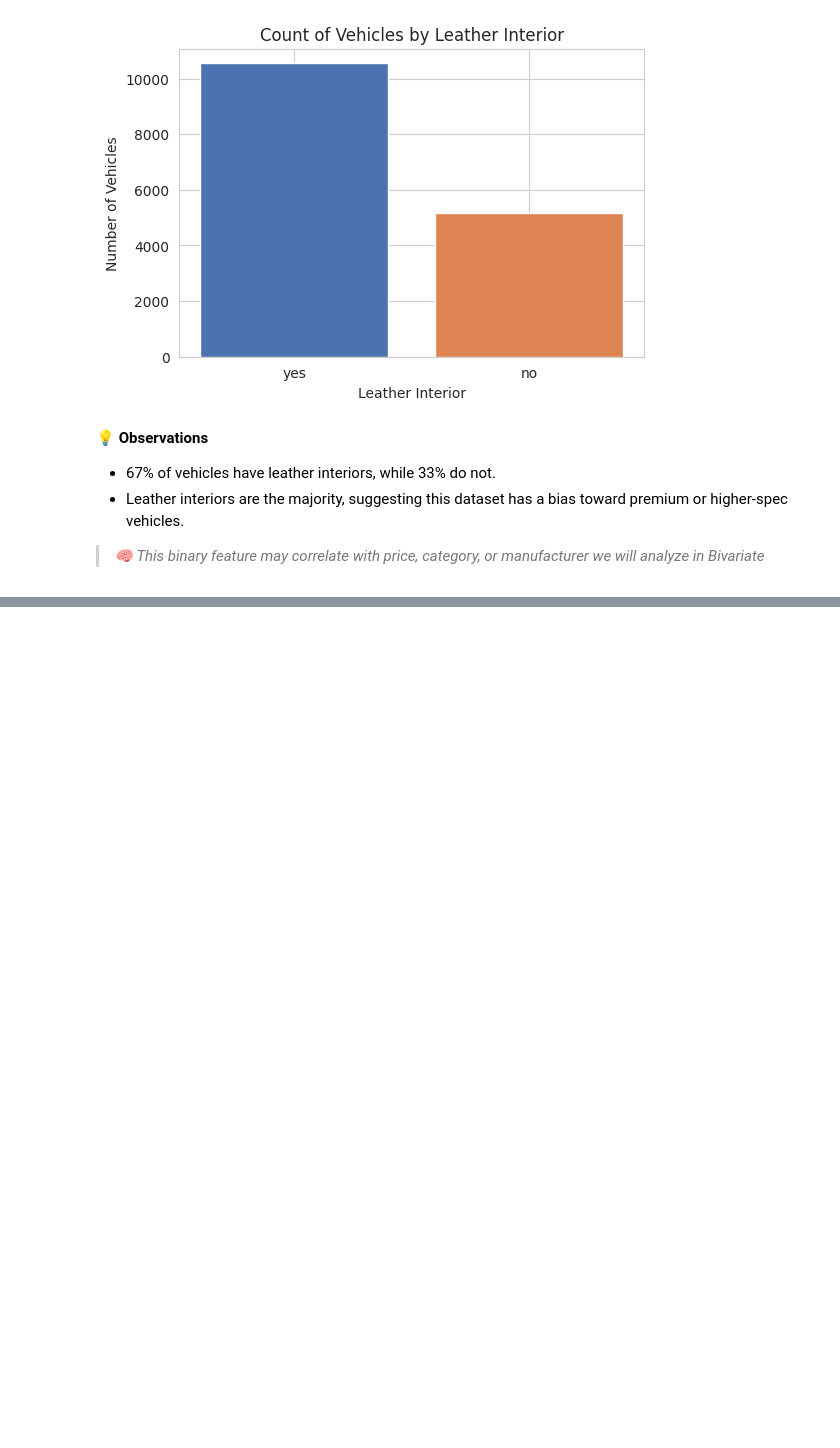
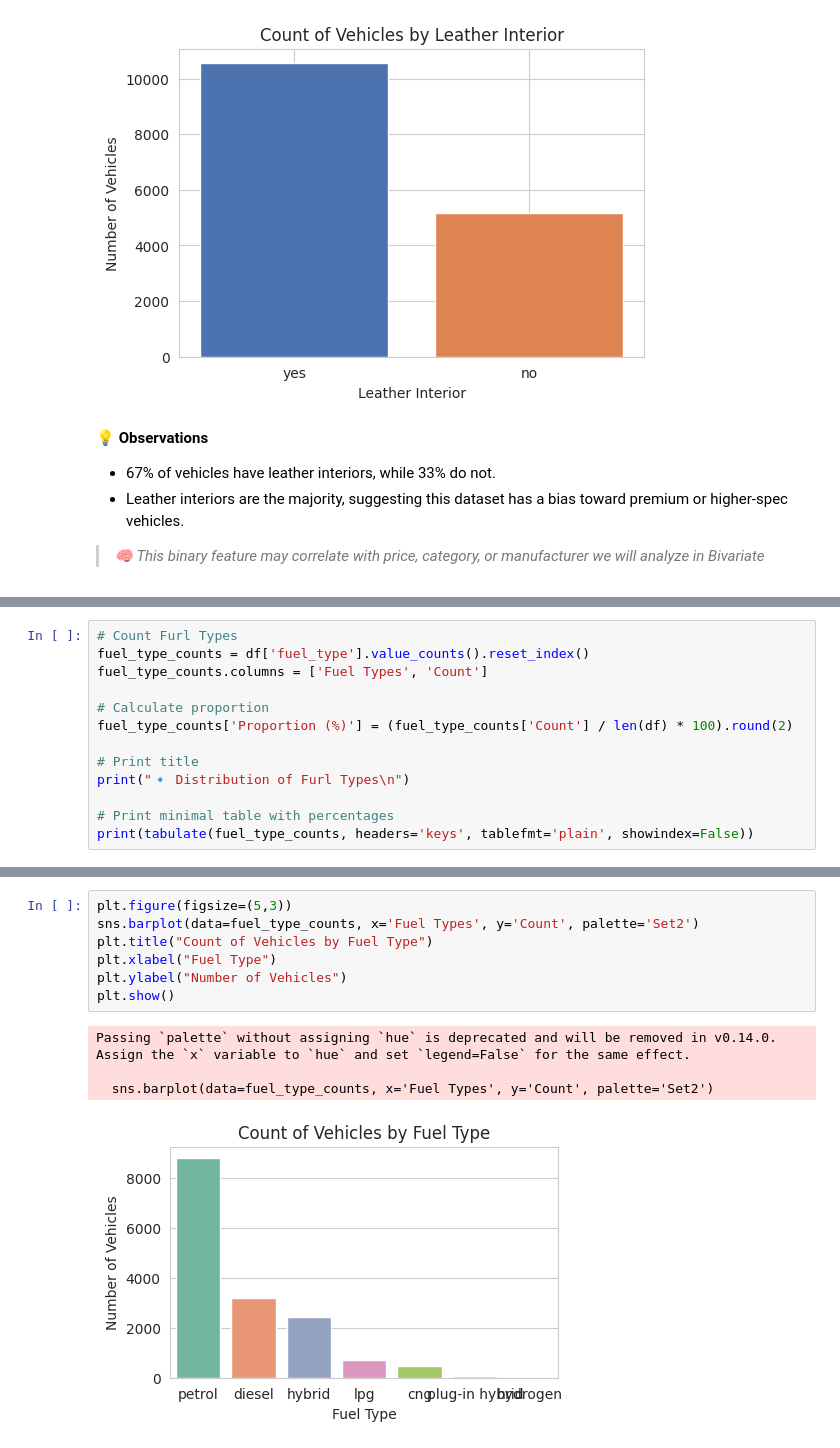
Before and after one commit to Mithula-cbw/Car-Price-Prediction, a Jupyter notebook: notebooks/Group_11_02_Preprocessing_and_Feature_Engineering.ipynb, the cells around one changed output, grey strips where cells are left out. Drawn from its saved outputs; the diff is of its cells as text; blank space fills up the shorter version.

Commit message:
analyze fuel_type

```diff
--- a/notebooks/Group_11_02_Preprocessing_and_Feature_Engineering.ipynb
+++ b/notebooks/Group_11_02_Preprocessing_and_Feature_Engineering.ipynb
@@ -1012,0 +1031,13 @@ plt.show()
+# %%
+# Count Furl Types
+fuel_type_counts = df['fuel_type'].value_counts().reset_index()
+fuel_type_counts.columns = ['Fuel Types', 'Count']
+
+# Calculate proportion
+fuel_type_counts['Proportion (%)'] = (fuel_type_counts['Count'] / len(df) * 100).round(2)
+
+# Print title
+print("🔹 Distribution of Furl Types\n")
+
+# Print minimal table with percentages
+print(tabulate(fuel_type_counts, headers='keys', tablefmt='plain', showindex=False))
@@ -1012,0 +1055,12 @@ plt.show()
+# %%
+plt.figure(figsize=(5,3))
+sns.barplot(data=fuel_type_counts, x='Fuel Types', y='Count', palette='Set2')
+plt.title("Count of Vehicles by Fuel Type")
+plt.xlabel("Fuel Type")
+plt.ylabel("Number of Vehicles")
+plt.show()
+# %% [output]
+Passing `palette` without assigning `hue` is deprecated and will be removed in v0.14.0. Assign the `x` variable to `hue` and set `legend=False` for the same effect.
+
+  sns.barplot(data=fuel_type_counts, x='Fuel Types', y='Count', palette='Set2')
+[figure, added]
```
Also changed, not shown: parts of 6 cells of this notebook.
